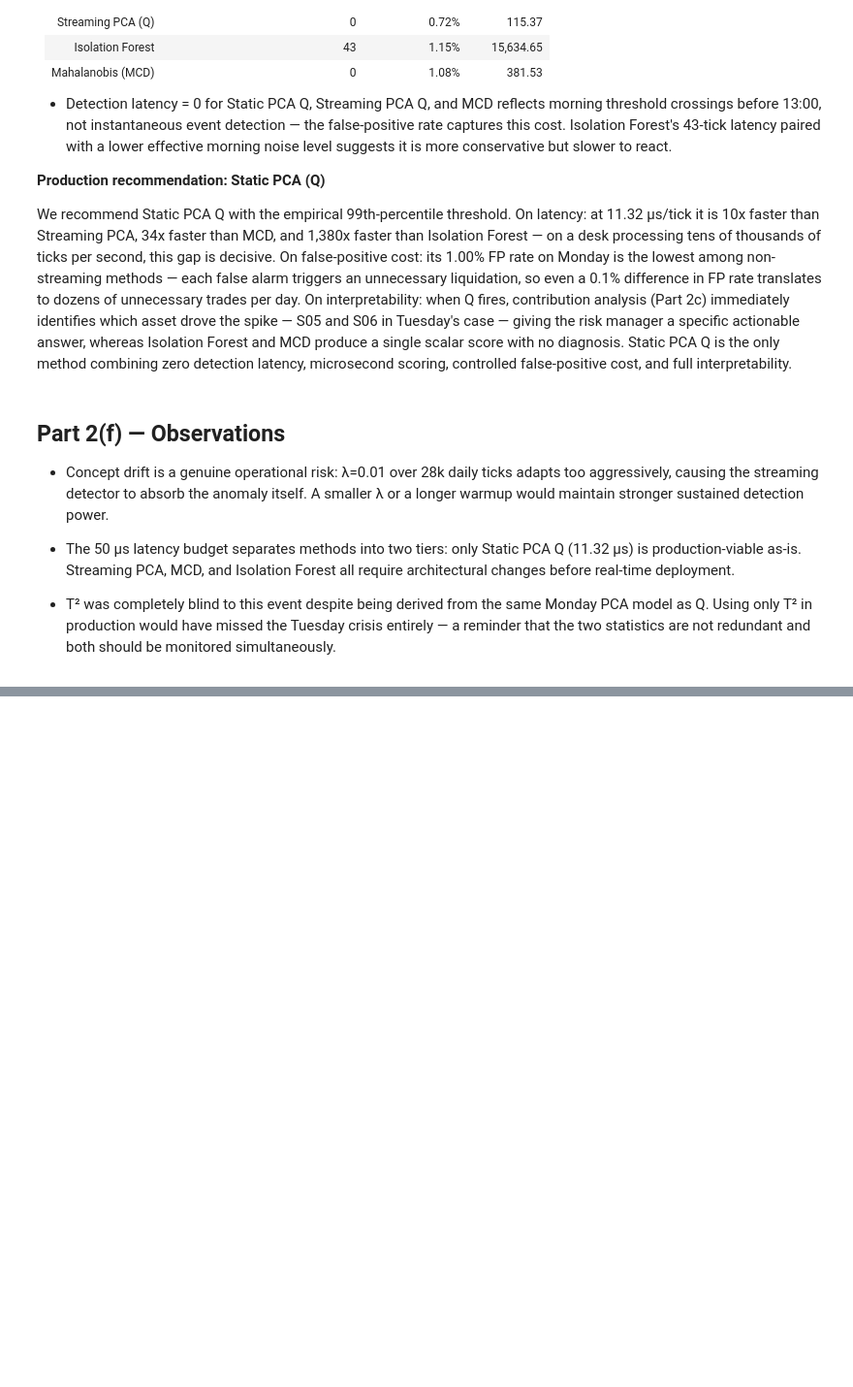
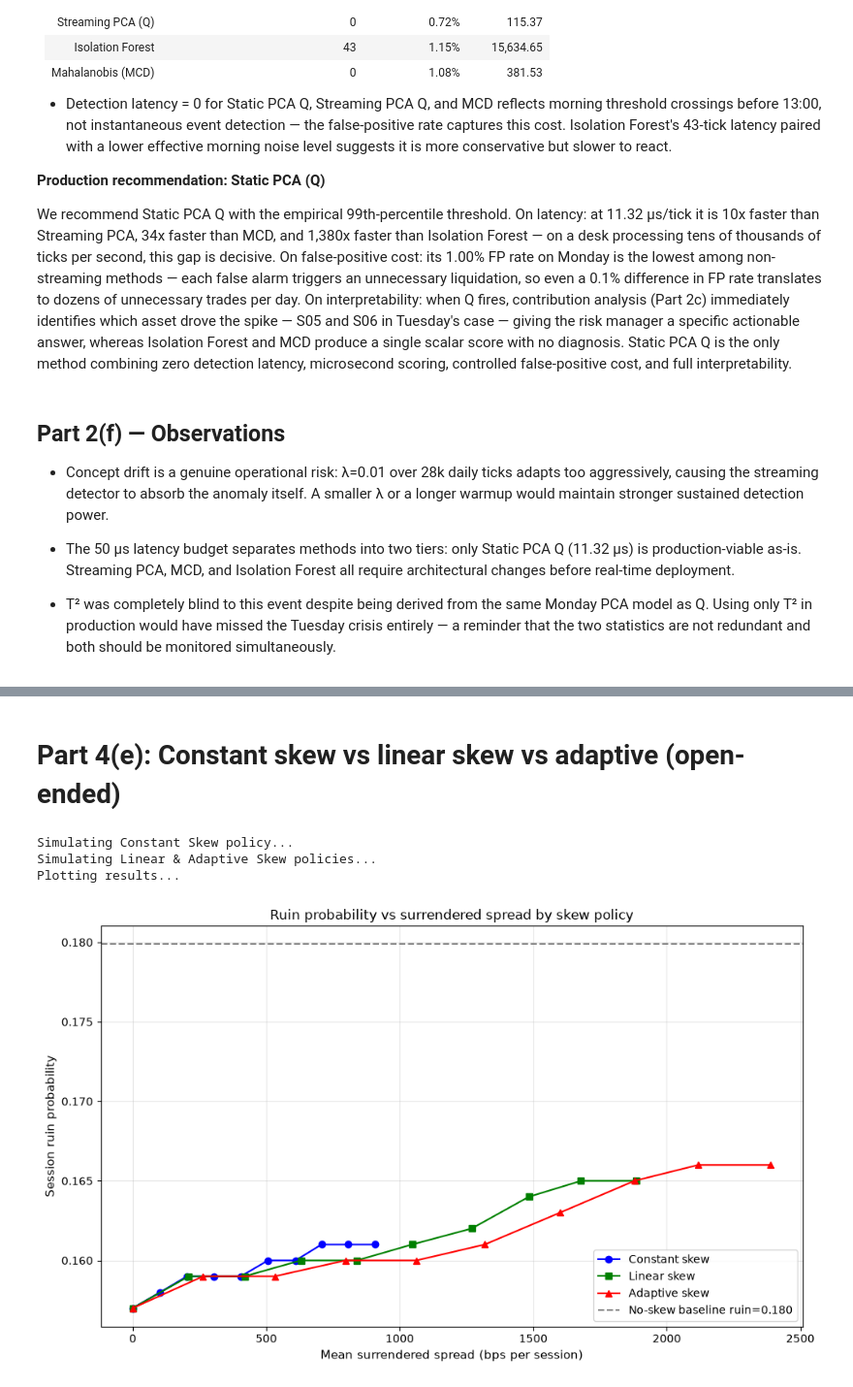
Before and after one commit to anushka-jha621/QMP26-CaseStudy, a Jupyter notebook: PS2/Team_12_PS2.ipynb, the cells around one changed output, grey strips where cells are left out. Shown at 97% size. Drawn from its saved outputs; the diff is of its cells as text; code cells hidden in the pictures; blank space fills up the shorter version.

```diff
--- a/PS2/Team_12_PS2.ipynb
+++ b/PS2/Team_12_PS2.ipynb
@@ -2157,0 +3235,2 @@ interpretability.
+# %% [markdown]
+# Part 4(e): Constant skew vs linear skew vs adaptive (open-ended)
@@ -2157,0 +3304,60 @@ interpretability.
+# %%
+# Sweep skew parameter for all three policies
+N_SEEDS = 1000
+skew_levels = np.linspace(0, 15, 10)
+beta_levels = np.linspace(0, 0.5, 10)
+
+results_const = {'ruin': [], 'spread': []}
+results_lin = {'ruin': [], 'spread': []}
+results_adap = {'ruin': [], 'spread': []}
+
+print('Simulating Constant Skew policy...')
+for s_const in skew_levels:
+    const_fn = lambda i, q, s=s_const: constant_skew(i, q, s_const=s)
+    ruin_list, spread_list = [], []
+    for seed in range(N_SEEDS):
+        absorbed, _, sp = simulate_with_skew(const_fn, p0_tue, streaming_Q, q_threshold_emp, seed=seed)
+        ruin_list.append(absorbed)
+        spread_list.append(sp)
+    results_const['ruin'].append(np.mean(ruin_list))
+    results_const['spread'].append(np.mean(spread_list))
+
+print('Simulating Linear & Adaptive Skew policies...')
+for beta in beta_levels:
+    lin_fn = lambda i, q, b=beta: linear_skew(i, q, beta=b)
+    adap_fn = lambda i, q, b=beta: adaptive_skew(i, q, q_threshold_emp, beta=b)
+
+    for results_dict, fn in [(results_lin, lin_fn), (results_adap, adap_fn)]:
+        ruin_list, spread_list = [], []
+        for seed in range(N_SEEDS):
+            absorbed, _, sp = simulate_with_skew(fn, p0_tue, streaming_Q, q_threshold_emp, seed=seed)
+            ruin_list.append(absorbed)
+            spread_list.append(sp)
+        results_dict['ruin'].append(np.mean(ruin_list))
+        results_dict['spread'].append(np.mean(spread_list))
+
+print('Plotting results...')
+# Plot: ruin probability vs surrendered spread
+fig, ax = plt.subplots(figsize=(10, 6))
+
+ax.plot(results_const['spread'], results_const['ruin'], 'bo-', label='Constant skew')
+ax.plot(results_lin['spread'], results_lin['ruin'], 'gs-', label='Linear skew')
+ax.plot(results_adap['spread'], results_adap['ruin'], 'r^-', label='Adaptive skew')
+
+ax.axhline(y=ruin_probability(p0_tue), color='gray', linestyle='--',
+           label=f'No-skew baseline ruin={ruin_probability(p0_tue):.3f}')
+
+ax.set_xlabel('Mean surrendered spread (bps per session)', fontsize=11)
+ax.set_ylabel('Session ruin probability', fontsize=11)
+ax.set_title('Ruin probability vs surrendered spread by skew policy', fontsize=12)
+ax.legend(fontsize=10)
+ax.grid(True, alpha=0.3)
+
+plt.tight_layout()
+plt.savefig('skew_policies.png', dpi=150, bbox_inches='tight')
+plt.show()
+# %% [output]
+Simulating Constant Skew policy...
+Simulating Linear & Adaptive Skew policies...
+Plotting results...
+[figure, added]
```
Also changed, not shown: parts of 41 cells of this notebook, 5 other files.
